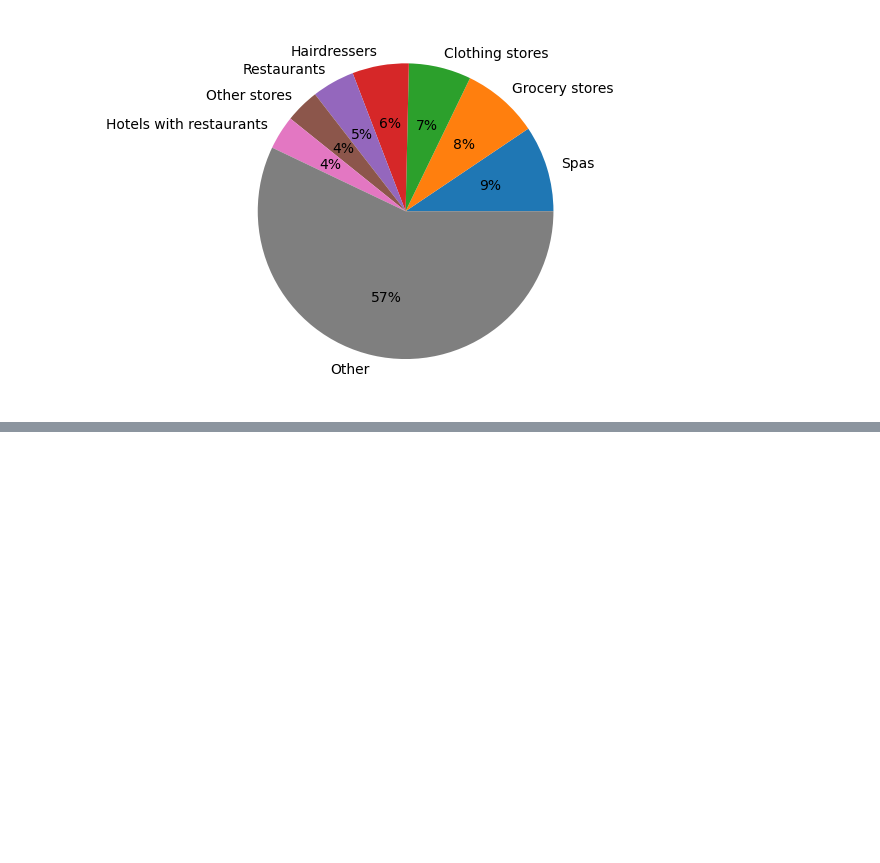
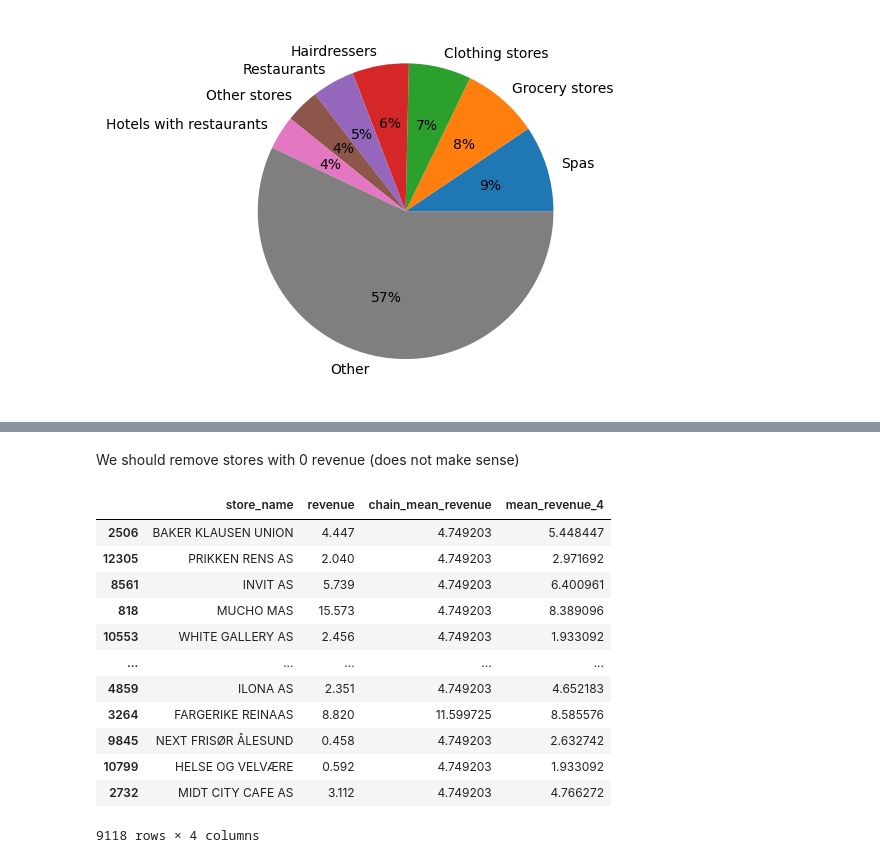
Before and after one commit to halvorlinder/TDT4173-Machine-Learning, a Jupyter notebook: outliers.ipynb, the cells around one changed output, grey strips where cells are left out. Saved outputs shown, nothing was run; the diff lists cells and outputs as text; code cells hidden in the pictures; blank space fills up the shorter version.

```diff
--- a/outliers.ipynb
+++ b/outliers.ipynb
@@ -173,0 +197,2 @@ create_pie_chart(stores_train.sales_channel_name, top_n=7)
+# %% [markdown]
+We should remove stores with 0 revenue (does not make sense)
@@ -173,0 +201,16 @@ create_pie_chart(stores_train.sales_channel_name, top_n=7)
+# %%
+small_rev[["store_name", "revenue", "chain_mean_revenue", "mean_revenue_4"]]
+# %% [output]
+|  | store_name | revenue | chain_mean_revenue | mean_revenue_4 |
+| 2506 | BAKER KLAUSEN UNION | 4.447 | 4.749203 | 5.448447 |
+| 12305 | PRIKKEN RENS AS | 2.040 | 4.749203 | 2.971692 |
+| 8561 | INVIT AS | 5.739 | 4.749203 | 6.400961 |
+| 818 | MUCHO MAS | 15.573 | 4.749203 | 8.389096 |
+| 10553 | WHITE GALLERY AS | 2.456 | 4.749203 | 1.933092 |
+| ... | ... | ... | ... | ... |
+| 4859 | ILONA AS | 2.351 | 4.749203 | 4.652183 |
+| 3264 | FARGERIKE REINAAS | 8.820 | 11.599725 | 8.585576 |
+| 9845 | NEXT FRISØR ÅLESUND | 0.458 | 4.749203 | 2.632742 |
+| 10799 | HELSE OG VELVÆRE | 0.592 | 4.749203 | 1.933092 |
+| 2732 | MIDT CITY CAFE AS | 3.112 | 4.749203 | 4.766272 |
+9118 rows × 4 columns
```
Also changed, not shown: parts of 21 cells of this notebook.
